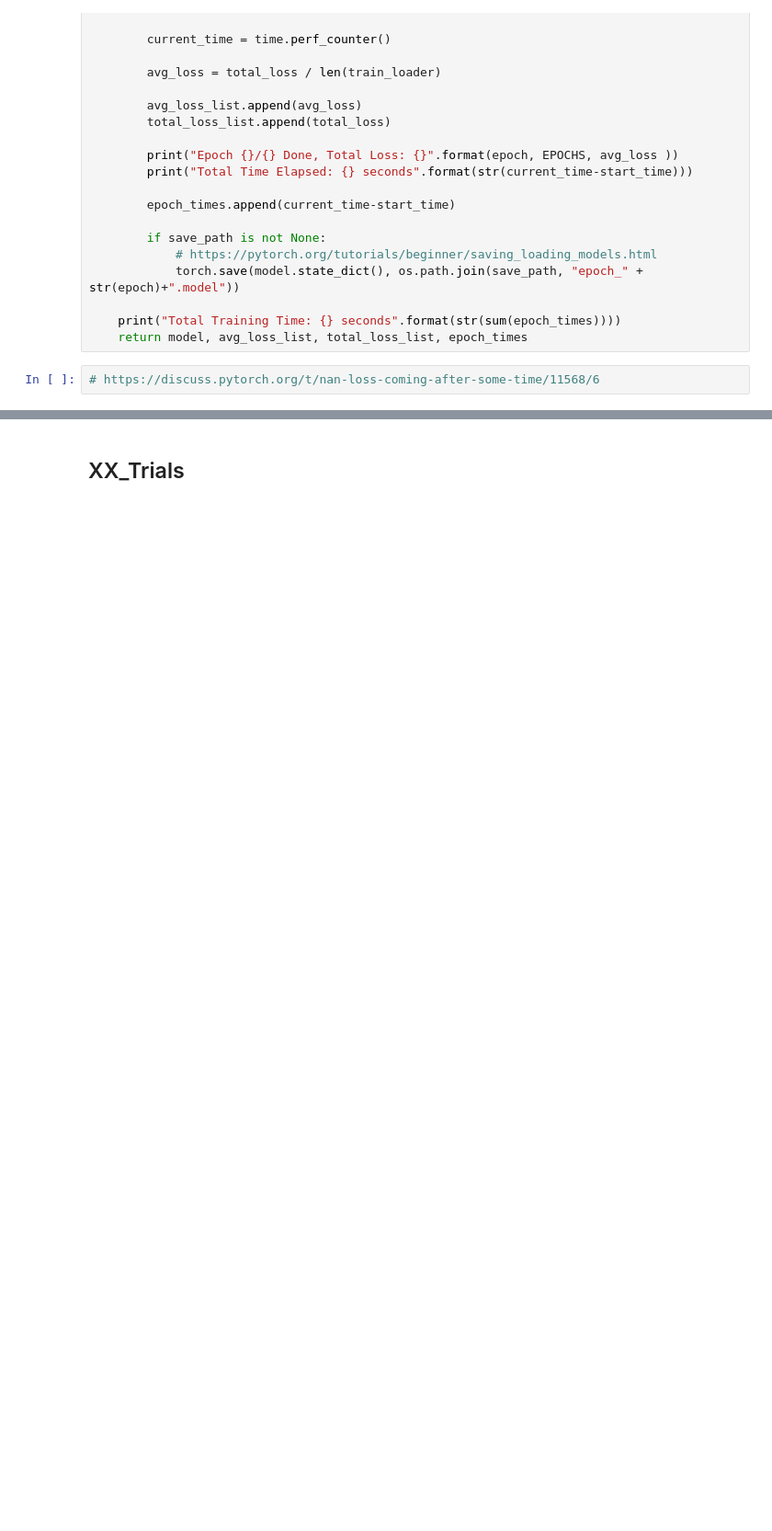
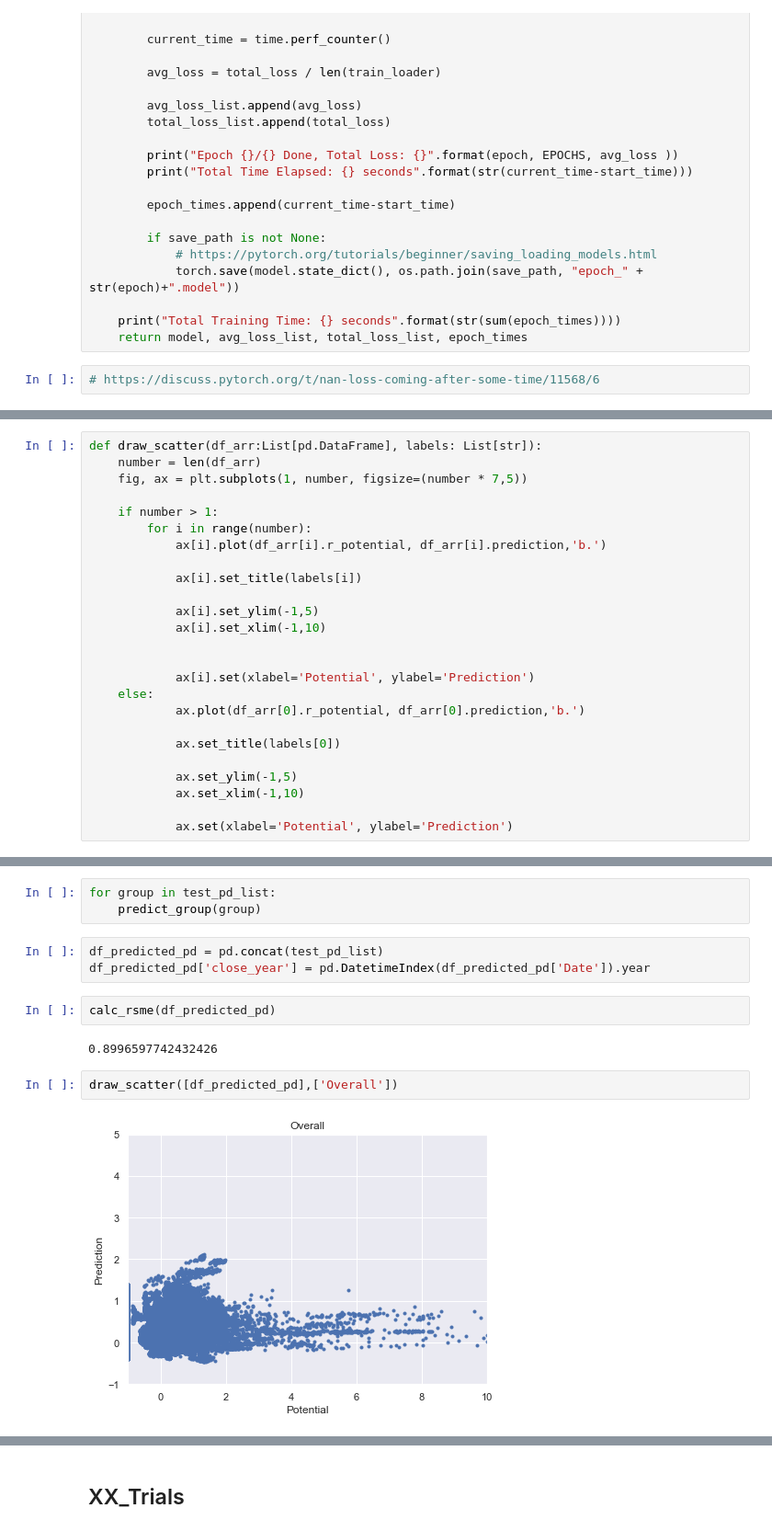
Before and after one commit to HansjoergW/bfh_mt_hs2020_robo_advisor, a Jupyter notebook: 05_train_with_history_gru.ipynb, the cells around one changed output, grey strips where cells are left out. Shown: that part at 92% size. Saved outputs shown, nothing was run; the diff lists cells and outputs as text; blank space fills up the shorter version.

```diff
--- a/05_train_with_history_gru.ipynb
+++ b/05_train_with_history_gru.ipynb
@@ -555,0 +604,25 @@ plt.plot(avg_loss_list)
+# %%
+def draw_scatter(df_arr:List[pd.DataFrame], labels: List[str]):
+    number = len(df_arr)
+    fig, ax = plt.subplots(1, number, figsize=(number * 7,5))
+
+    if number > 1:
+        for i in range(number):
+            ax[i].plot(df_arr[i].r_potential, df_arr[i].prediction,'b.')
+
+            ax[i].set_title(labels[i])
+
+            ax[i].set_ylim(-1,5)
+            ax[i].set_xlim(-1,10)
+
+
+            ax[i].set(xlabel='Potential', ylabel='Prediction')
+    else:
+            ax.plot(df_arr[0].r_potential, df_arr[0].prediction,'b.')
+
+            ax.set_title(labels[0])
+
+            ax.set_ylim(-1,5)
+            ax.set_xlim(-1,10)
+
+            ax.set(xlabel='Potential', ylabel='Prediction')
@@ -555,0 +673,14 @@ plt.plot(avg_loss_list)
+# %%
+for group in test_pd_list:
+    predict_group(group)
+# %%
+df_predicted_pd = pd.concat(test_pd_list)
+df_predicted_pd['close_year'] = pd.DatetimeIndex(df_predicted_pd['Date']).year
+# %%
+calc_rsme(df_predicted_pd)
+# %% [output]
+0.8996597742432426
+# %%
+draw_scatter([df_predicted_pd],['Overall'])
+# %% [output]
+[figure, added]
```
Also changed, not shown: parts of 29 cells of this notebook.
